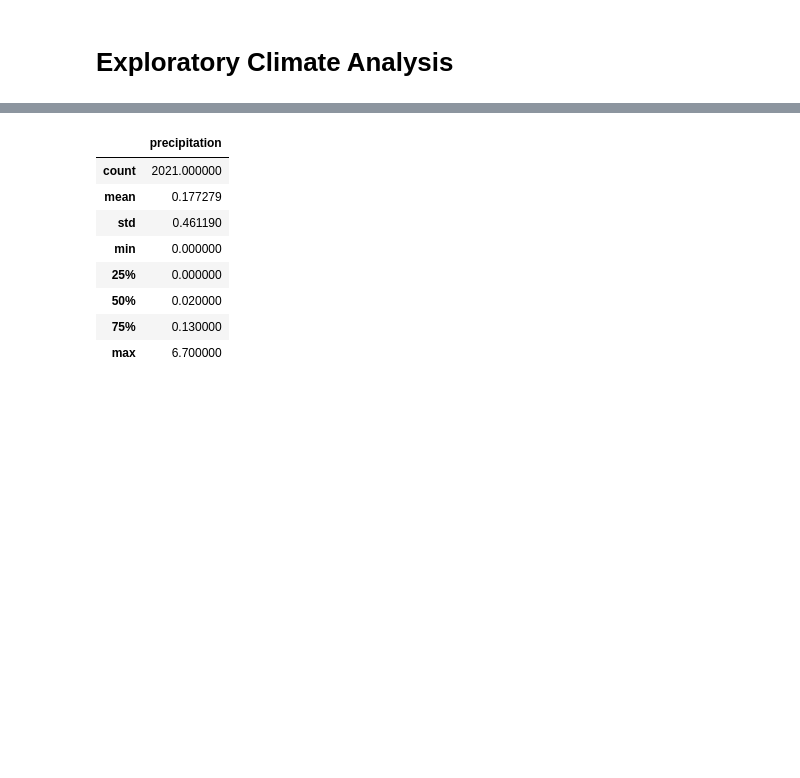
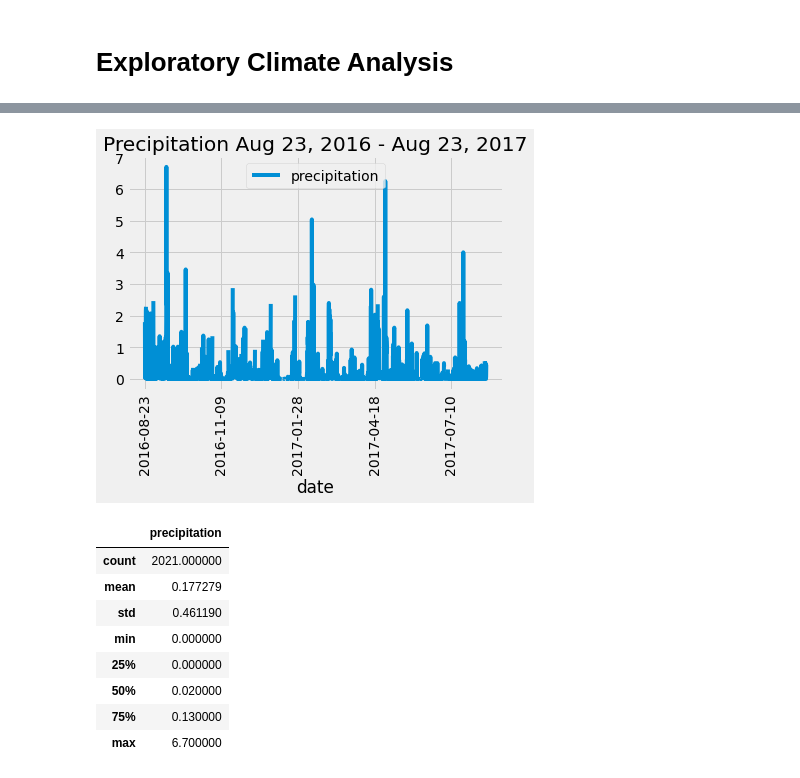
Before and after one commit to charlagarcia/surfs_up, a Jupyter notebook: climate_analysis.ipynb, the cells around one changed output, grey strips where cells are left out. Saved outputs shown, nothing was run; the diff lists cells and outputs as text; code cells hidden in the pictures; blank space fills up the shorter version.

```diff
--- a/climate_analysis.ipynb
+++ b/climate_analysis.ipynb
@@ -68 +82,5 @@ df.plot()
 [figure]
+# %%
+# Sort the dataframe by date
+df = df.sort_index()
+print(df.to_string(index=False))
@@ -69,3 +105,11 @@ df.plot()
+# %%
+# Use Pandas Plotting with Matplotlib to plot the data
+df.plot()
+plt.title("Precipitation Aug 23, 2016 - Aug 23, 2017")
+plt.xticks(rotation=90)
+plt.show()
+# %% [output]
+[figure, added]
 # %%
 # Use Pandas to calculate the summary statistics for the precipitation data
 df.describe()
```
Also changed, not shown: parts of 2 cells of this notebook, 3 other files.
